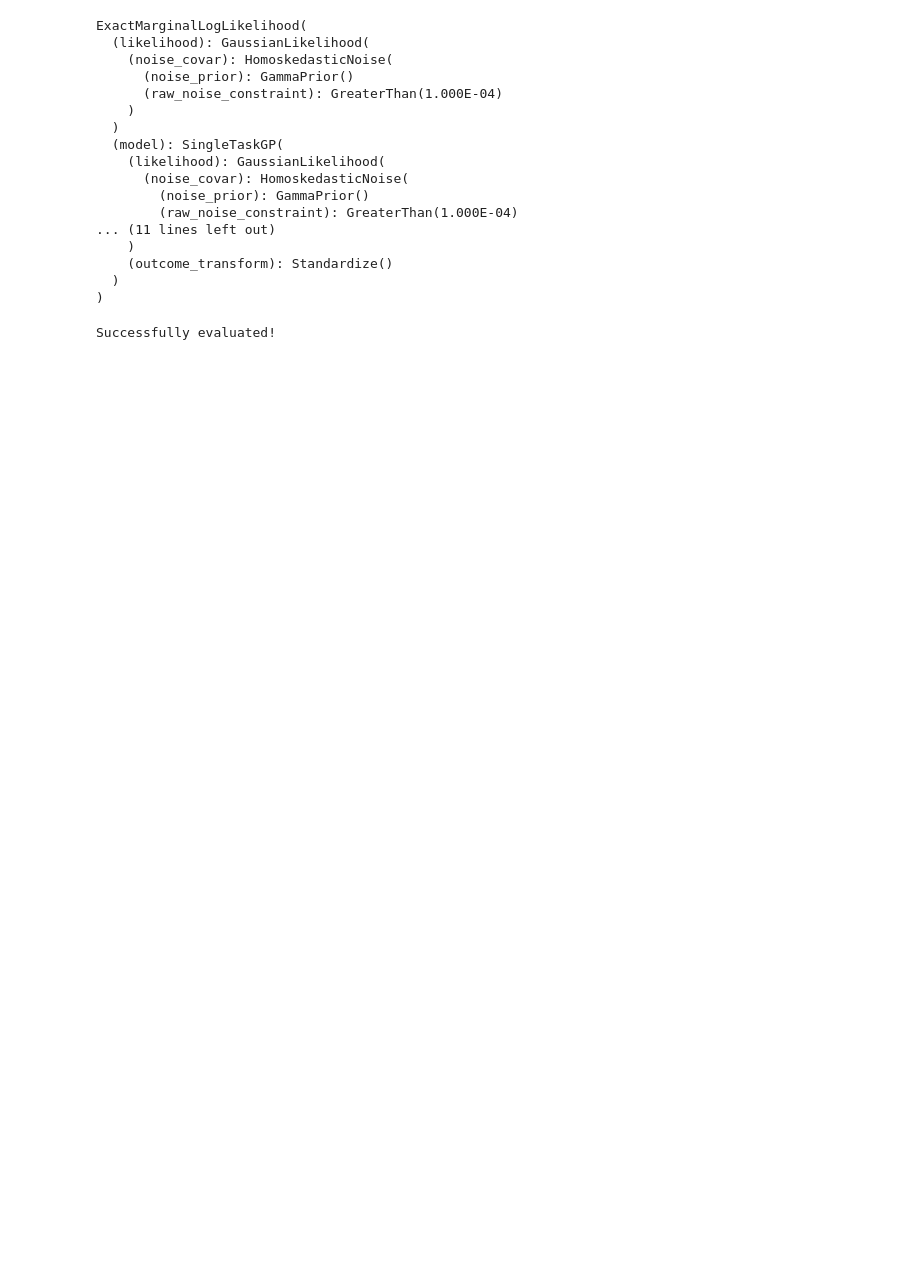
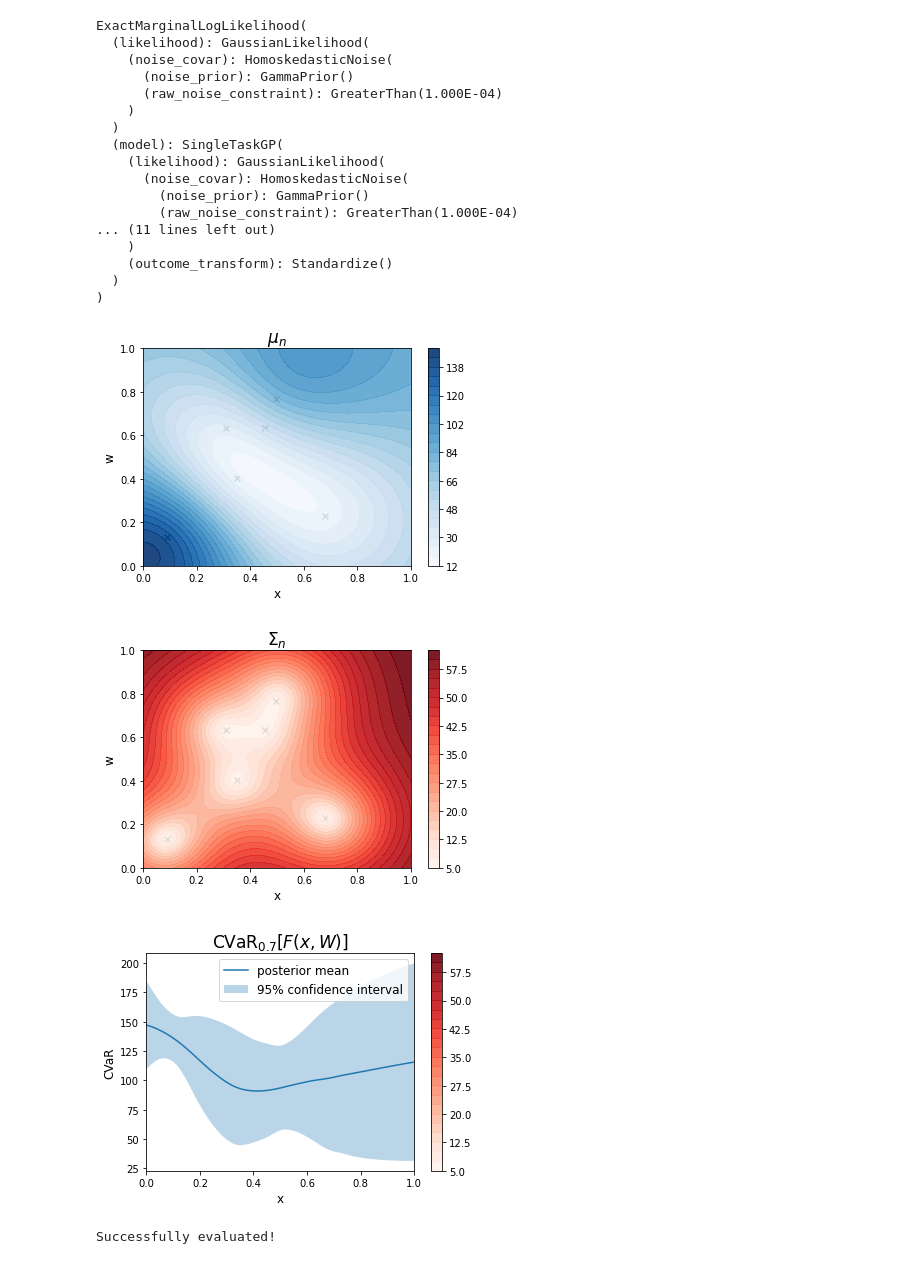
Before and after one commit to saitcakmak/BoRisk, a Jupyter notebook: helper_fns/acqf_plots.ipynb, the cells around one changed output. Drawn from its saved outputs; the diff is of its cells as text; code cells hidden in the pictures; blank space fills up the shorter version.

```diff
--- a/helper_fns/acqf_plots.ipynb
+++ b/helper_fns/acqf_plots.ipynb
@@ -55,12 +53,15 @@ Using matplotlib backend: Qt5Agg
 # %%
+# TODO: Synthetic data ?
 # Initialize the test function and fit GP
 function = function_picker(function_name)
 d = function.dim  # dimension of train_X
 n = 2 * d + 2  # training samples
+n = 6
 # n = 30
 dim_x = d - dim_w  # dimension of the x component
 
 train_X = torch.rand((n, d))
+train_X[3, :] = torch.tensor([0.68, 0.23])
 train_Y = function(train_X)
 
 w_samples = torch.linspace(0, 1, num_samples).reshape(num_samples, 1)
@@ -168,7 +169,7 @@ rhokg = rhoKG(
 # Plot the statistical model
 levels = 25
 alp = 0.9
-save_extension = "png"
+save_extension = "pdf"
 
 # start with GP posterior mean
 fig, ax = plt.subplots()  # consider setting figsize
@@ -190,7 +191,8 @@ x = torch.linspace(0, 1, k)
 xx, yy = np.meshgrid(x, x)
 xy = torch.cat([Tensor(xx).unsqueeze(-1), Tensor(yy).unsqueeze(-1)], -1)
 means = gp.posterior(xy).mean.squeeze().detach().numpy()
-c = ax.contourf(xx, yy, means, alpha=alp, levels=levels)
+cmap = "Blues"
+c = ax.contourf(xx, yy, means, alpha=alp, levels=levels, cmap=cmap)
 plt.colorbar(c, ax=ax)
 plt.savefig("mu_n." + save_extension, dpi=300)
 plt.show()
@@ -214,7 +216,8 @@ x = torch.linspace(0, 1, k)
 xx, yy = np.meshgrid(x, x)
 xy = torch.cat([Tensor(xx).unsqueeze(-1), Tensor(yy).unsqueeze(-1)], -1)
 stdevs = gp.posterior(xy).variance.pow(1 / 2).squeeze().detach().numpy()
-c = ax.contourf(xx, yy, stdevs, alpha=alp, levels=levels)
+cmap = "Reds"
+c = ax.contourf(xx, yy, stdevs, alpha=alp, levels=levels, cmap=cmap)
 plt.colorbar(c, ax=ax)
 plt.savefig("Sigma_n." + save_extension, dpi=300)
 plt.show()
@@ -232,33 +235,37 @@ vals = -inner_rho(sols)
 alternate_inner = copy(inner_rho)
 alternate_inner.num_repetitions = 1
 alternate_inner.inner_seed = None
 results = torch.empty((100, *vals.size()))
 with torch.no_grad():
     for i in range(100):
         raw_sobol = draw_sobol_normal_samples(
             d=alternate_inner.num_samples,
             n=alternate_inner.num_fantasies,
             seed=alternate_inner.inner_seed,
         )
         alternate_inner.sobol_samples = raw_sobol.reshape(
             alternate_inner.num_repetitions,
             alternate_inner.num_fantasies,
             1,
             alternate_inner.num_samples,
             1,
         )
         results[i] = -alternate_inner(sols)
 mean = torch.mean(results, dim=0).detach().reshape(-1)
 std = torch.std(results, dim=0).detach().reshape(-1)
 ax.plot(sols.reshape(-1).numpy(), mean.numpy(), label="posterior mean")
 ax.fill_between(
     sols.reshape(-1), mean - 1.96 * std, mean + 1.96 * std,
     alpha=0.3, label="95% confidence interval"
 )
 plt.colorbar(c, ax=ax)
 plt.legend()
 plt.savefig("cvar." + save_extension, dpi=300)
 plt.show()
+# %% [output]
+[figure, added]
+[figure, added]
+[figure, added]
 # %%
 # generate the data for acqf plots
 def evaluate_and_plot_on_grid(apx: bool, k: int = 40):
```
Also changed, not shown: parts of 2 cells of this notebook, 14 other files.
